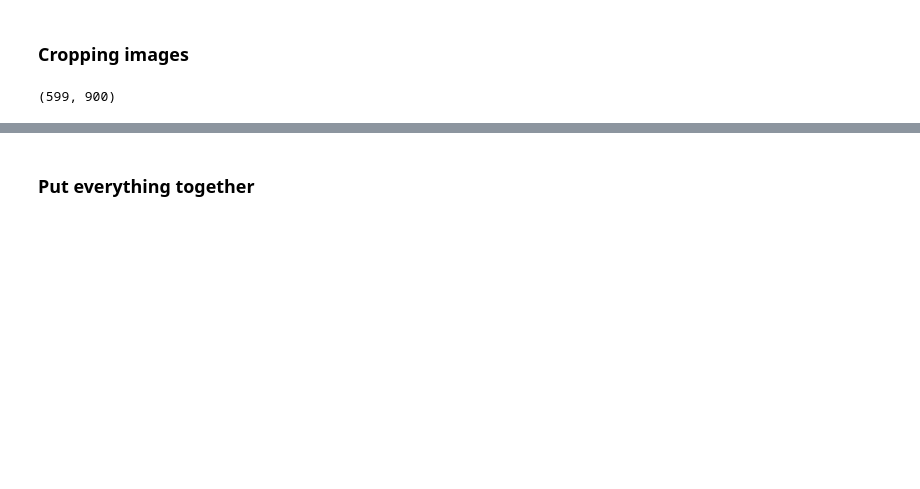
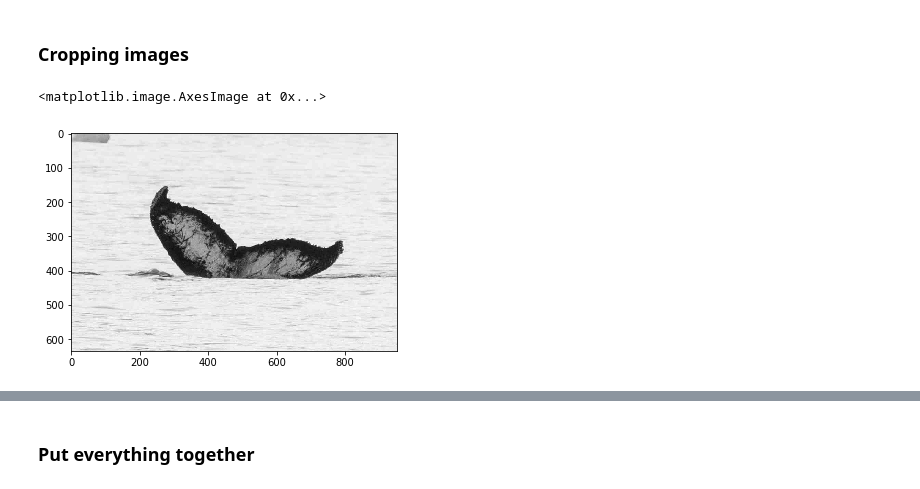
Before and after one commit to sealoving/Liang_Metis, a Jupyter notebook: Project_5/P5_image_preprocessing.ipynb, the cells around one changed output, grey strips where cells are left out. Saved outputs shown, nothing was run; the diff lists cells and outputs as text; code cells hidden in the pictures; blank space fills up the shorter version.

```diff
--- a/Project_5/P5_image_preprocessing.ipynb
+++ b/Project_5/P5_image_preprocessing.ipynb
@@ -176,8 +152,10 @@ name_list = ['00f22419.jpg',
 # %%
-img = cv2.imread('./data/train/'+name_list[-5],0)
+img = cv2.imread('./data/train/'+name_list[-1],0)
 img.shape
+plt.imshow(img, cmap='gray')
 # %% [output]
-(599, 900)
+<matplotlib.image.AxesImage at 0x...>
+[figure, added]
 # %%
 # create a CLAHE object (Arguments are optional).
 clahe = cv2.createCLAHE(clipLimit=1.0, tileGridSize=(10,10))
```
Also changed, not shown: parts of 24 cells of this notebook.
